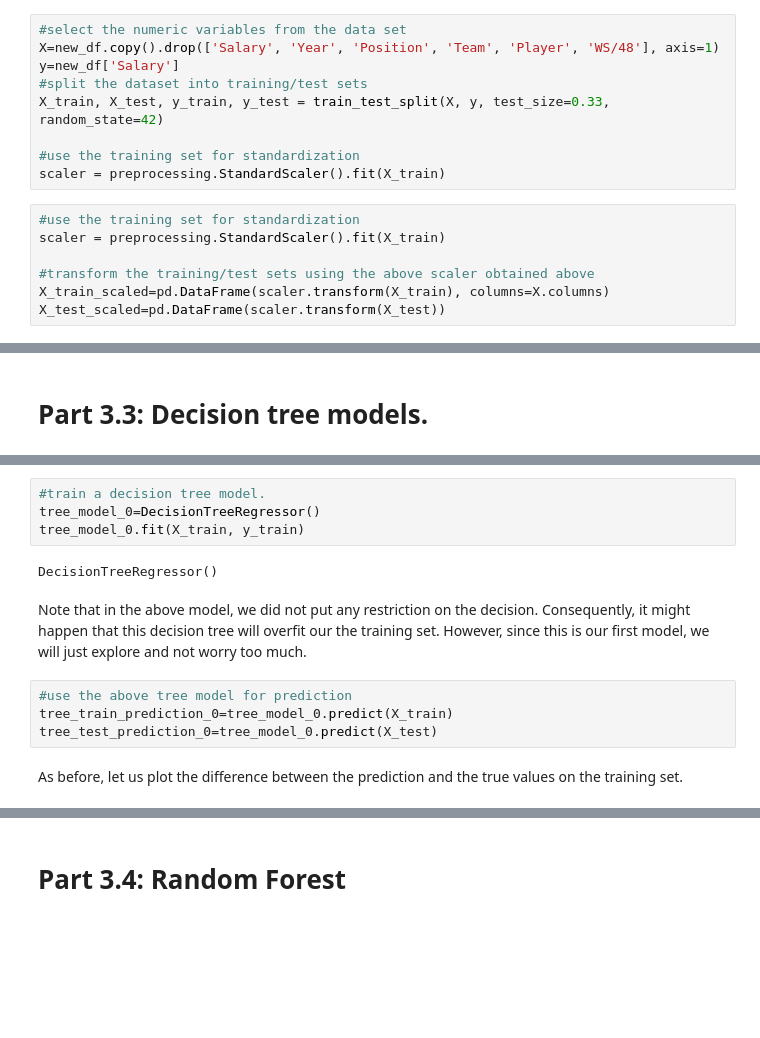
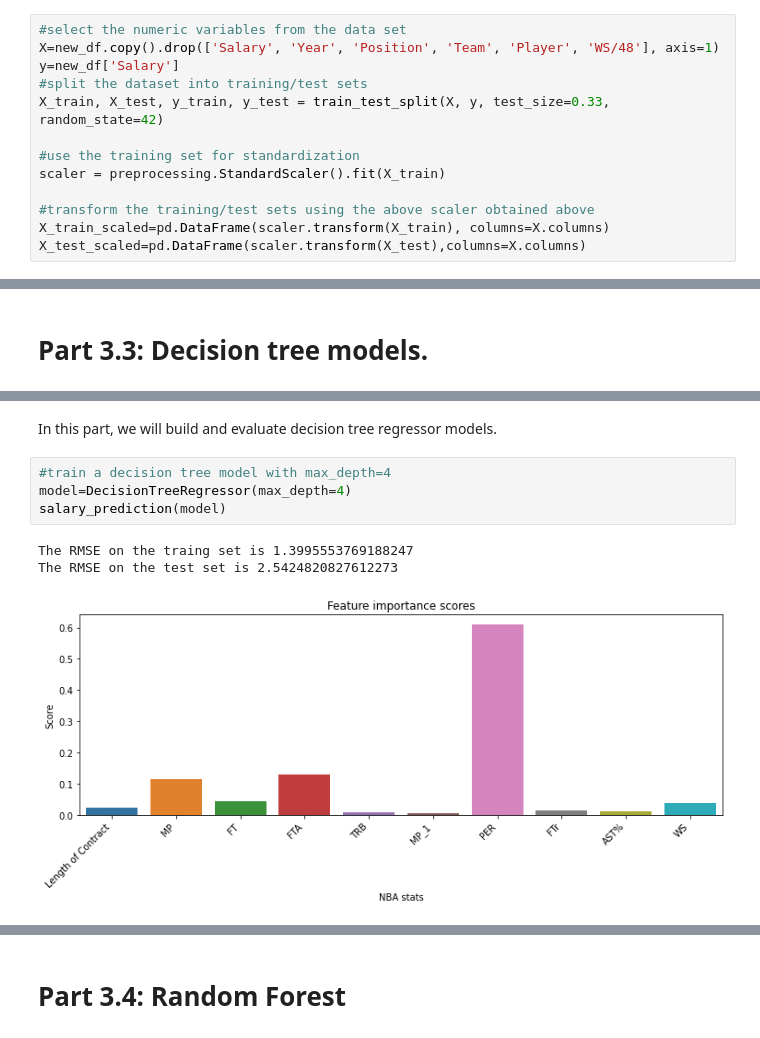
Before and after one commit to tungprime/NBA-player-salary, a Jupyter notebook: NBA salary prediction.ipynb, the cells around one changed output, grey strips where cells are left out. Cells and saved outputs as stored; diff of their text form; blank space fills up the shorter version.

```diff
--- a/NBA salary prediction.ipynb
+++ b/NBA salary prediction.ipynb
@@ -604,12 +600,9 @@ X_train, X_test, y_train, y_test = train_test_split(X, y, test_size=0.33, random
 
 #use the training set for standardization
 scaler = preprocessing.StandardScaler().fit(X_train)
+
+#transform the training/test sets using the above scaler obtained above
+X_train_scaled=pd.DataFrame(scaler.transform(X_train), columns=X.columns)
+X_test_scaled=pd.DataFrame(scaler.transform(X_test),columns=X.columns)
-# %%
-#use the training set for standardization
-scaler = preprocessing.StandardScaler().fit(X_train)
-
-#transform the training/test sets using the above scaler obtained above
-X_train_scaled=pd.DataFrame(scaler.transform(X_train), columns=X.columns)
-X_test_scaled=pd.DataFrame(scaler.transform(X_test))
 # %% [markdown]
 # Part 3: Build and evaluate machine learning models.
@@ -872,14 +771,10 @@ from sklearn.tree import DecisionTreeRegressor
+# %% [markdown]
+In this part, we will build and evaluate decision tree regressor models.
 # %%
-#train a decision tree model.
-tree_model_0=DecisionTreeRegressor()
-tree_model_0.fit(X_train, y_train)
+#train a decision tree model with max_depth=4
+model=DecisionTreeRegressor(max_depth=4)
+salary_prediction(model)
 # %% [output]
-DecisionTreeRegressor()
+The RMSE on the traing set is 1.3995553769188247
+The RMSE on the test set is 2.5424820827612273
+[figure, added]
-# %% [markdown]
-Note that in the above model, we did not put any restriction on the decision. Consequently, it might happen that this decision tree will overfit our the training set. However, since this is our first model, we will just explore and not worry too much.
-# %%
-#use the above tree model for prediction
-tree_train_prediction_0=tree_model_0.predict(X_train)
-tree_test_prediction_0=tree_model_0.predict(X_test)
-# %% [markdown]
-As before, let us plot the difference between the prediction and the true values on the training set.
```
Also changed, not shown: parts of 144 cells of this notebook, 3 other files.
